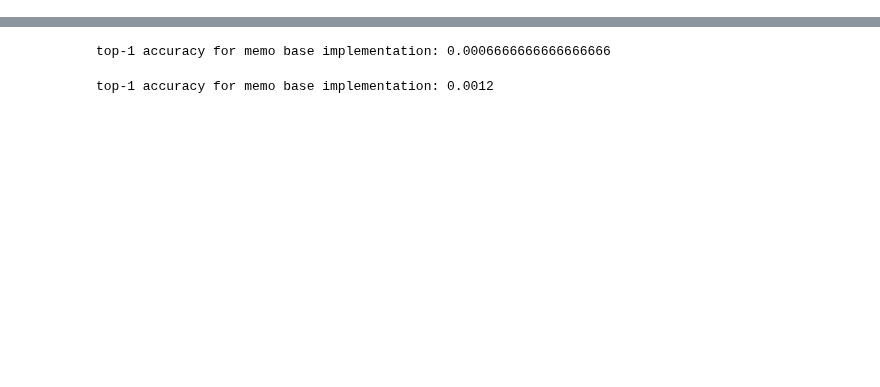
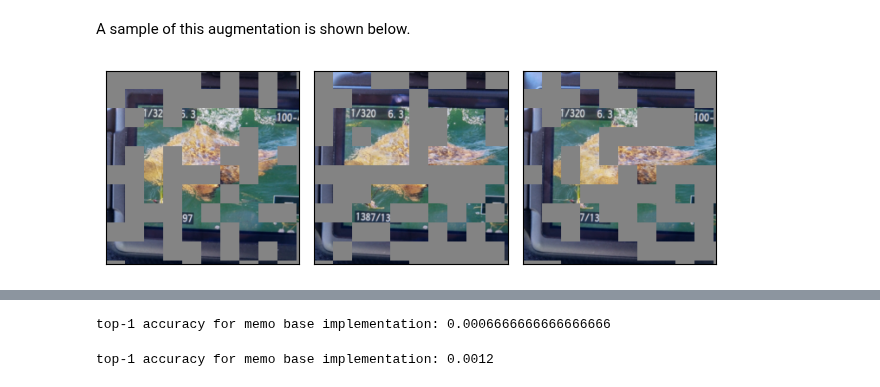
Before and after one commit to Dr3dre/Memo_DL2024, a Jupyter notebook: memo.ipynb, the cells around one changed output, grey strips where cells are left out. Saved outputs shown, nothing was run; the diff lists cells and outputs as text; code cells hidden in the pictures; blank space fills up the shorter version.

```diff
--- a/memo.ipynb
+++ b/memo.ipynb
@@ -497,0 +557,34 @@ top-1 accuracy for pretrained model without TTA: 0.00013333333333333334
+# %%
+import random
+
+
+def random_hide_patch(img):
+    # get width and height of the image
+    _, H, W = img.shape
+
+    patch_size = int(min(H, W) * 0.1)  # Example: 10% of the shorter side of the image
+
+    # Create a copy of the image to avoid modifying the original image
+    masked_img = img.clone()
+
+    hide_prob = 0.5
+
+    for x in range(0, W, patch_size):
+        for y in range(0, H, patch_size):
+            x_end = min(W, x + patch_size)
+            y_end = min(H, y + patch_size)
+            choose_to_hide = random.uniform(0, 1)
+            if choose_to_hide <= hide_prob:
+                masked_img[:, y:y_end, x:x_end] = 0
+
+    return masked_img
+# %% [markdown]
+A sample of this augmentation is shown below.
+# %%
+random_patched_img = []
+for i in range(3):
+    random_patched_img.append(random_hide_patch(imagenet_a[0][0]))
+
+plot(random_patched_img)
+# %% [output]
+[figure, added]
```
Also changed, not shown: parts of 36 cells of this notebook.
